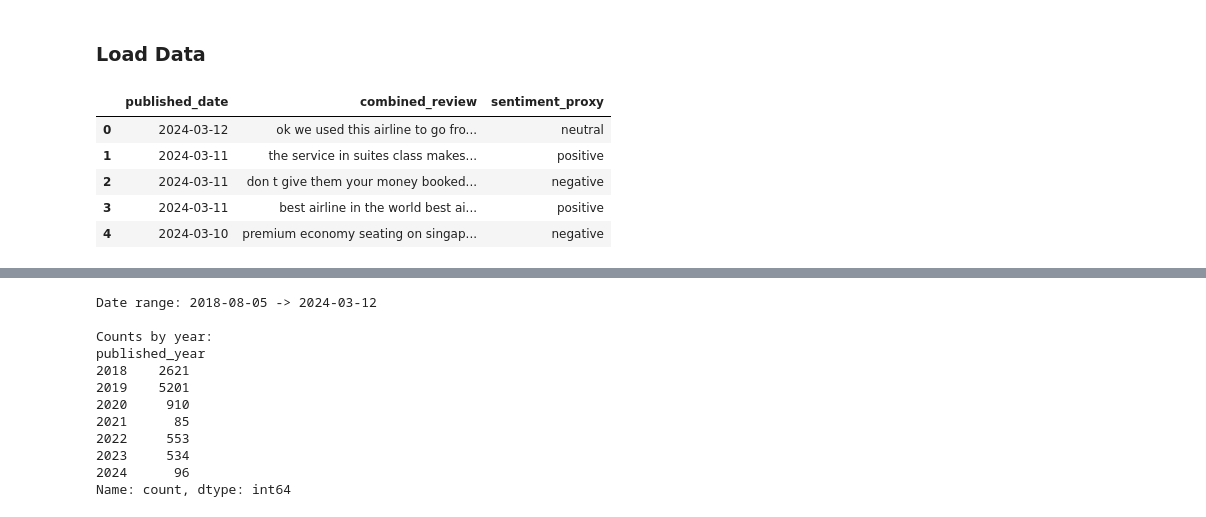
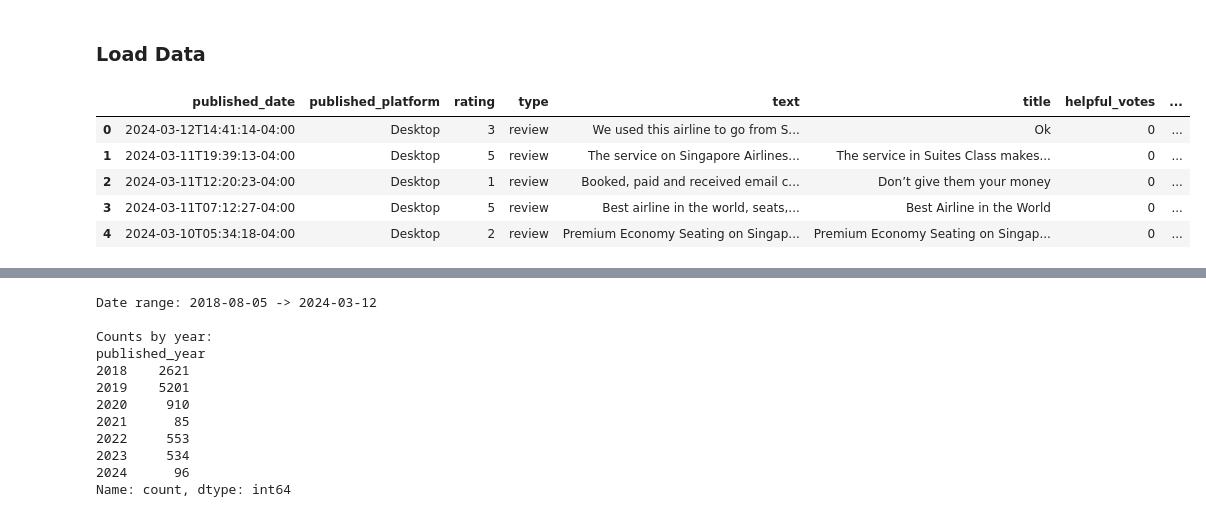
Before and after one commit to thebestjiaozi/BT4222_Singapore-Airline-Sentiment-Analysis, a Jupyter notebook: temporal_analysis.ipynb, the cells around one changed output, grey strips where cells are left out. Drawn from its saved outputs; the diff is of its cells as text; code cells hidden in the pictures.

Commit message:
cleaned temporal

```diff
--- a/temporal_analysis.ipynb
+++ b/temporal_analysis.ipynb
@@ -11,12 +12,45 @@ import matplotlib.pyplot as plt
 # %% [markdown]
 ### Load Data
-# %%
-df = pd.read_csv("data/cleaned_reviews_with_date.csv")
-display(df.head())
-# %% [output]
-|  | published_date | combined_review | sentiment_proxy |
-| 0 | 2024-03-12 | ok we used this airline to go fro... | neutral |
-| 1 | 2024-03-11 | the service in suites class makes... | positive |
-| 2 | 2024-03-11 | don t give them your money booked... | negative |
-| 3 | 2024-03-11 | best airline in the world best ai... | positive |
-| 4 | 2024-03-10 | premium economy seating on singap... | negative |
+# %%
+df_core = pd.read_csv("data/singapore_airlines_reviews.csv")
+
+# Combine title + text
+df_core["combined_review"] = (df_core["title"].fillna("") + " " + df_core["text"].fillna("")).str.strip()
+
+# Proxy sentiment from rating
+def map_rating_to_sentiment(x):
+    try:
+        r = float(x)
+    except Exception:
+        return np.nan
+    if r <= 2:  return "negative"
+    if r >= 4:  return "positive"
+    return "neutral"
+
+df_core["sentiment_proxy"] = df_core["rating"].apply(map_rating_to_sentiment)
+
+# Text Cleaner
+emoji_pattern = re.compile(r'(?::|;|=)(?:-)?(?:\)|\(|D|P)')
+tag_pattern   = re.compile(r'<[^>]*>')
+nonword_pat   = re.compile(r'[\W]+')
+
+def preprocessor(text: str) -> str:
+    if not isinstance(text, str):
+        text = "" if pd.isna(text) else str(text)
+    text = tag_pattern.sub('', text)
+    emojis = emoji_pattern.findall(text)
+    text = nonword_pat.sub(' ', text.lower()).strip()
+    if emojis:
+        text = text + ' ' + ' '.join(e.replace('-', '') for e in emojis)
+    return text
+
+df_core["combined_review"] = df_core["combined_review"].apply(preprocessor)
+
+display(df_core.head())
+# %% [output]
+|  | published_date | published_platform | rating | type | text | title | helpful_votes | ... |
+| 0 | 2024-03-12T14:41:14-04:00 | Desktop | 3 | review | We used this airline to go from S... | Ok | 0 | ... |
+| 1 | 2024-03-11T19:39:13-04:00 | Desktop | 5 | review | The service on Singapore Airlines... | The service in Suites Class makes... | 0 | ... |
+| 2 | 2024-03-11T12:20:23-04:00 | Desktop | 1 | review | Booked, paid and received email c... | Don’t give them your money | 0 | ... |
+| 3 | 2024-03-11T07:12:27-04:00 | Desktop | 5 | review | Best airline in the world, seats,... | Best Airline in the World | 0 | ... |
+| 4 | 2024-03-10T05:34:18-04:00 | Desktop | 2 | review | Premium Economy Seating on Singap... | Premium Economy Seating on Singap... | 0 | ... |
```
Also changed, not shown: parts of 2 cells of this notebook, 1 other file.
